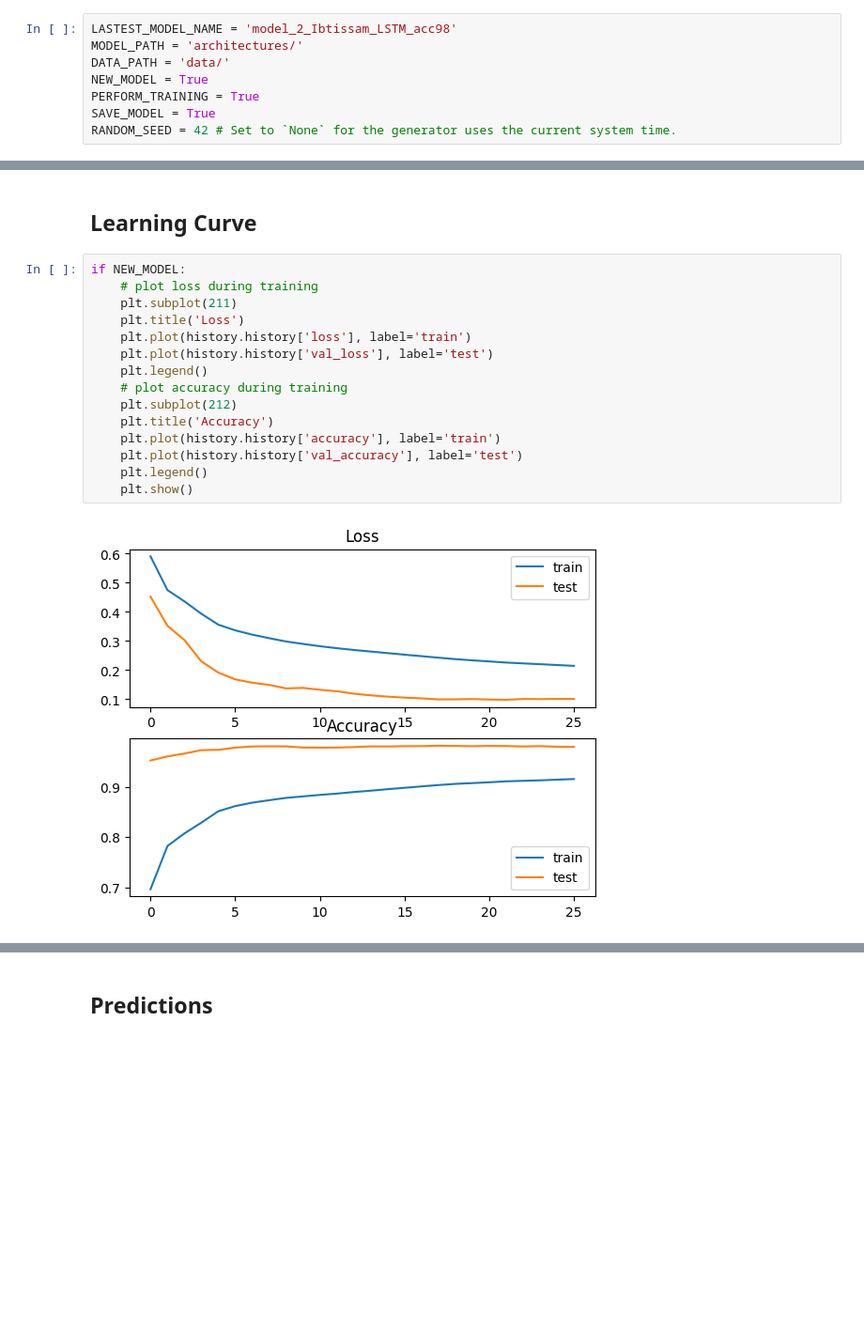
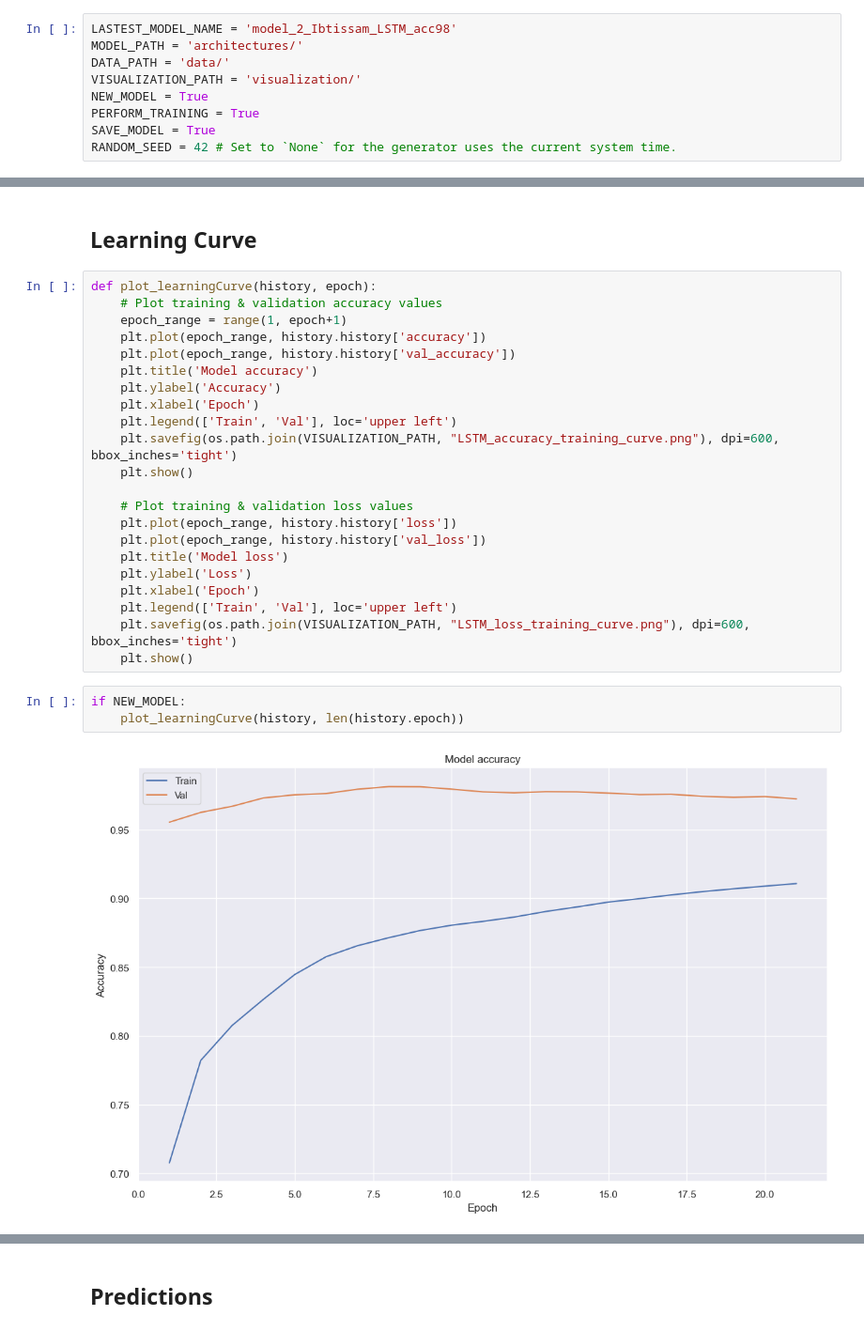
Before and after one commit to ThongLai/Credit-Card-Transaction-Fraud-Detection-Using-Explainable-AI, a Jupyter notebook: Ibtissam_LSTM.ipynb, the cells around one changed output, grey strips where cells are left out. Shown at 94% size. Drawn from its saved outputs; the diff is of its cells as text; blank space fills up the shorter version.

```diff
--- a/Ibtissam_LSTM.ipynb
+++ b/Ibtissam_LSTM.ipynb
@@ -16,6 +16,7 @@ The model leverages attention mechanisms to focus on the most relevant transacti
 LASTEST_MODEL_NAME = 'model_2_Ibtissam_LSTM_acc98'
 MODEL_PATH = 'architectures/'
 DATA_PATH = 'data/'
+VISUALIZATION_PATH = 'visualization/'
 NEW_MODEL = True
 PERFORM_TRAINING = True
 SAVE_MODEL = True
@@ -225,19 +230,29 @@ Epoch 26: early stopping
 # %% [markdown]
 ## Learning Curve
-# %%
-if NEW_MODEL:
-    # plot loss during training
-    plt.subplot(211)
-    plt.title('Loss')
-    plt.plot(history.history['loss'], label='train')
-    plt.plot(history.history['val_loss'], label='test')
-    plt.legend()
-    # plot accuracy during training
-    plt.subplot(212)
-    plt.title('Accuracy')
-    plt.plot(history.history['accuracy'], label='train')
-    plt.plot(history.history['val_accuracy'], label='test')
-    plt.legend()
-    plt.show()
-# %% [output]
-[figure, removed]
+# %%
+def plot_learningCurve(history, epoch):
+    # Plot training & validation accuracy values
+    epoch_range = range(1, epoch+1)
+    plt.plot(epoch_range, history.history['accuracy'])
+    plt.plot(epoch_range, history.history['val_accuracy'])
+    plt.title('Model accuracy')
+    plt.ylabel('Accuracy')
+    plt.xlabel('Epoch')
+    plt.legend(['Train', 'Val'], loc='upper left')
+    plt.savefig(os.path.join(VISUALIZATION_PATH, "LSTM_accuracy_training_curve.png"), dpi=600, bbox_inches='tight')
+    plt.show()
+
+    # Plot training & validation loss values
+    plt.plot(epoch_range, history.history['loss'])
+    plt.plot(epoch_range, history.history['val_loss'])
+    plt.title('Model loss')
+    plt.ylabel('Loss')
+    plt.xlabel('Epoch')
+    plt.legend(['Train', 'Val'], loc='upper left')
+    plt.savefig(os.path.join(VISUALIZATION_PATH, "LSTM_loss_training_curve.png"), dpi=600, bbox_inches='tight')
+    plt.show()
+# %%
+if NEW_MODEL:
+    plot_learningCurve(history, len(history.epoch))
+# %% [output]
+[figure, added]
```
Also changed, not shown: parts of 9 cells of this notebook, 3 other files.
